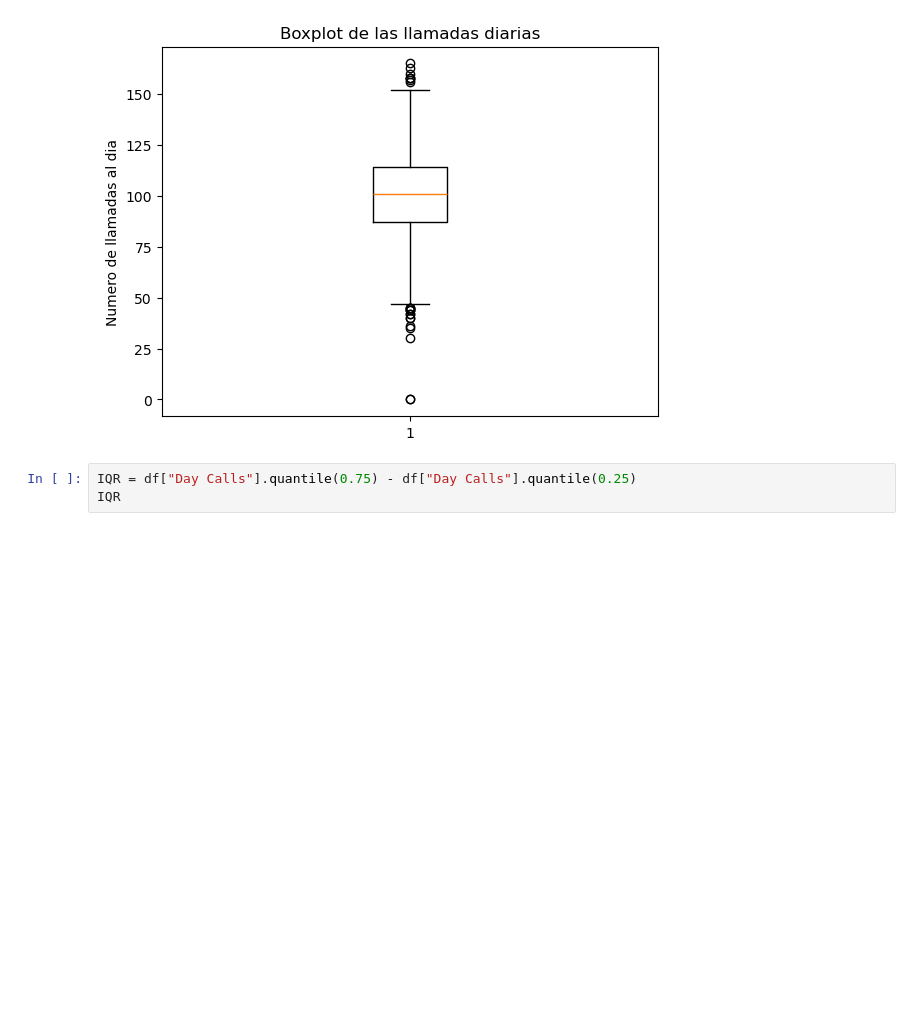
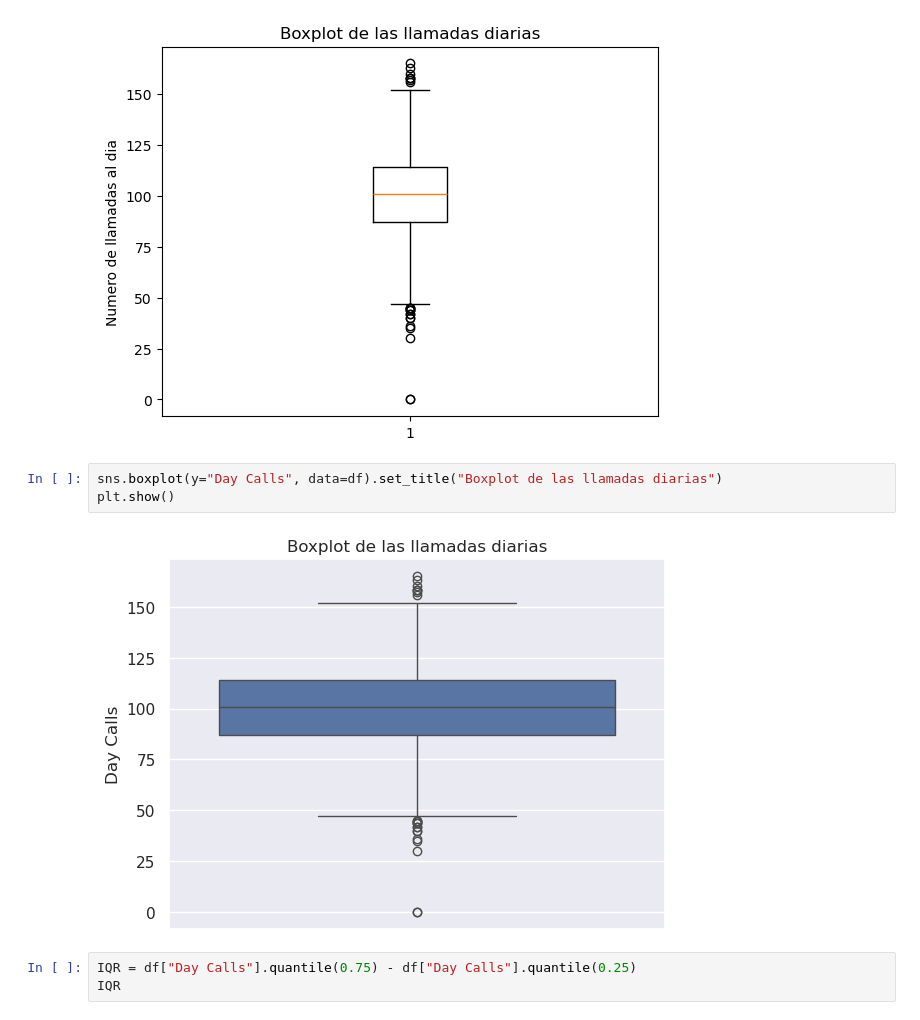
Before and after one commit to mmunozbe/ml-course, a Jupyter notebook: T1-3-Data cleaning-plots.ipynb, the cells around one changed output. Cells and saved outputs as stored; diff of their text form; blank space fills up the shorter version.

```diff
--- a/T1-3-Data cleaning-plots.ipynb
+++ b/T1-3-Data cleaning-plots.ipynb
@@ -77,6 +84,11 @@ plt.title("Boxplot de las llamadas diarias")
 plt.show()
 # %% [output]
 [figure]
+# %%
+sns.boxplot(y="Day Calls", data=df).set_title("Boxplot de las llamadas diarias")
+plt.show()
+# %% [output]
+[figure, added]
 # %%
 IQR = df["Day Calls"].quantile(0.75) - df["Day Calls"].quantile(0.25)
 IQR
```
Also changed, not shown: parts of 2 cells of this notebook.
